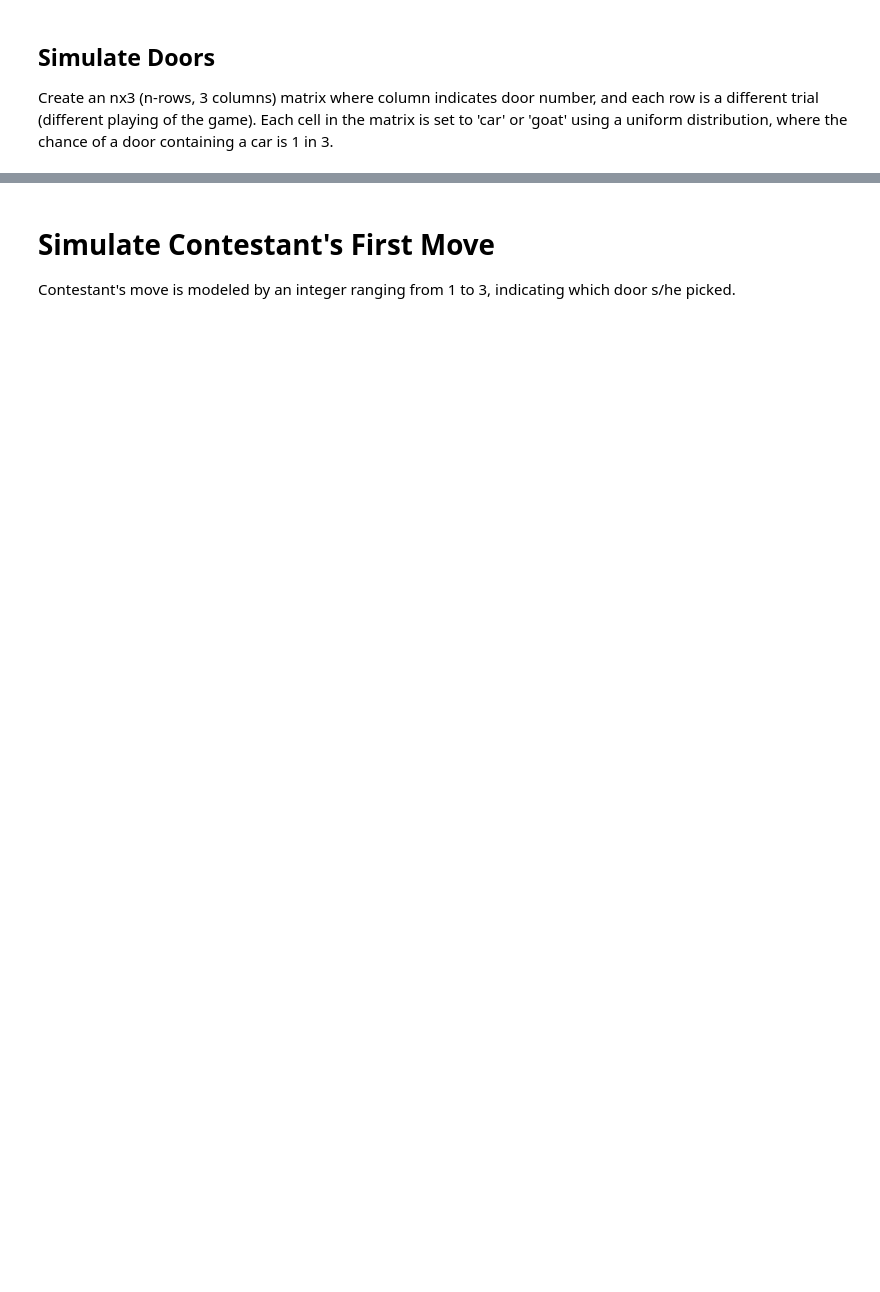
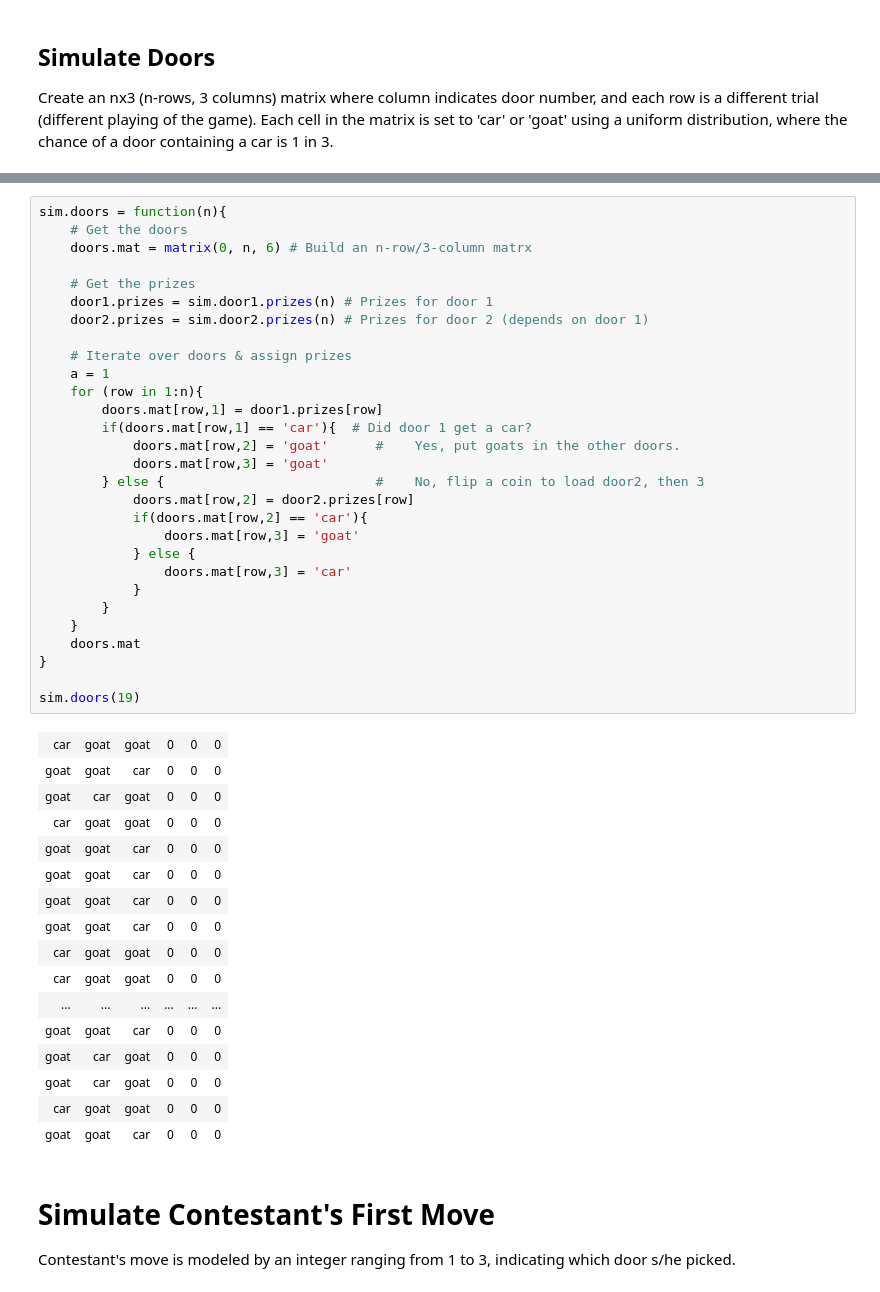
Before and after one commit to JingruWu10/UW_DataScience, a Jupyter notebook: Q2/HW03/HW03_Salemann_DRAFT.ipynb, the cells around one changed output, grey strips where cells are left out. Cells and saved outputs as stored; diff of their text form; blank space fills up the shorter version.

```diff
--- a/Q2/HW03/HW03_Salemann_DRAFT.ipynb
+++ b/Q2/HW03/HW03_Salemann_DRAFT.ipynb
@@ -75,3 +106,49 @@ sim.doors(3)
+# %%
+sim.doors = function(n){
+    # Get the doors
+    doors.mat = matrix(0, n, 6) # Build an n-row/3-column matrx
+
+    # Get the prizes
+    door1.prizes = sim.door1.prizes(n) # Prizes for door 1
+    door2.prizes = sim.door2.prizes(n) # Prizes for door 2 (depends on door 1)
+
+    # Iterate over doors & assign prizes
+    a = 1
+    for (row in 1:n){
+        doors.mat[row,1] = door1.prizes[row]
+        if(doors.mat[row,1] == 'car'){  # Did door 1 get a car?
+            doors.mat[row,2] = 'goat'      #    Yes, put goats in the other doors.
+            doors.mat[row,3] = 'goat'
+        } else {                           #    No, flip a coin to load door2, then 3
+            doors.mat[row,2] = door2.prizes[row]
+            if(doors.mat[row,2] == 'car'){
+                doors.mat[row,3] = 'goat'
+            } else {
+                doors.mat[row,3] = 'car'
+            }
+        }
+    }
+    doors.mat
+}
+
+sim.doors(19)
+# %% [output]
+| car | goat | goat | 0 | 0 | 0 |
+| goat | goat | car | 0 | 0 | 0 |
+| goat | car | goat | 0 | 0 | 0 |
+| car | goat | goat | 0 | 0 | 0 |
+| goat | goat | car | 0 | 0 | 0 |
+| goat | goat | car | 0 | 0 | 0 |
+| goat | goat | car | 0 | 0 | 0 |
+| goat | goat | car | 0 | 0 | 0 |
+| car | goat | goat | 0 | 0 | 0 |
+| car | goat | goat | 0 | 0 | 0 |
+| ... | ... | ... | ... | ... | ... |
+| goat | goat | car | 0 | 0 | 0 |
+| goat | car | goat | 0 | 0 | 0 |
+| goat | car | goat | 0 | 0 | 0 |
+| car | goat | goat | 0 | 0 | 0 |
+| goat | goat | car | 0 | 0 | 0 |
 # %% [markdown]
 # Simulate Contestant's First Move
 Contestant's move is modeled by an integer ranging from 1 to 3, indicating which door s/he picked.
```
Also changed, not shown: parts of 16 cells of this notebook.
